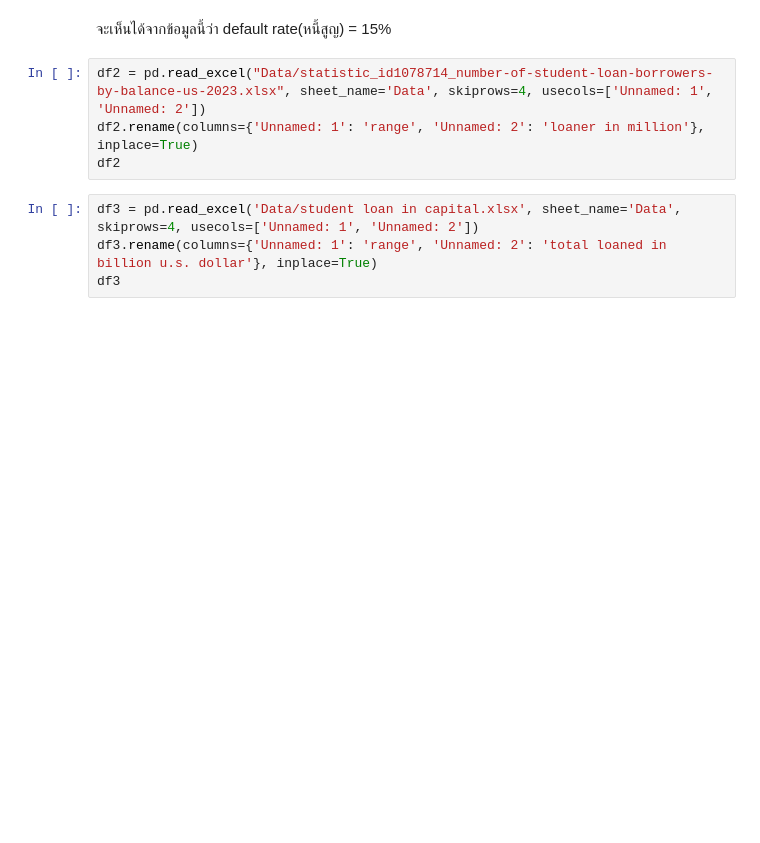
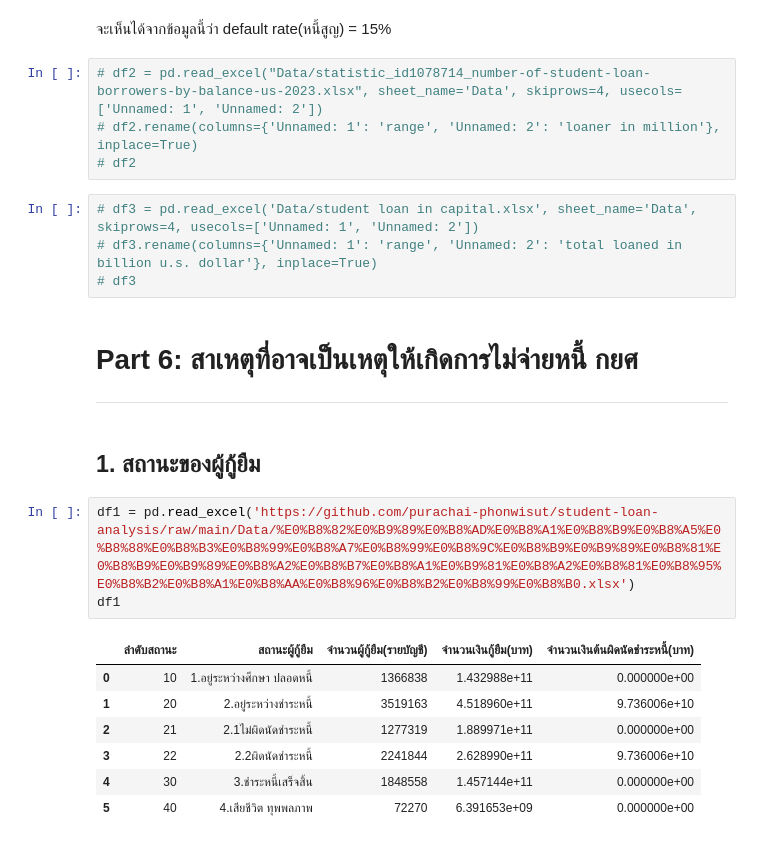
Before and after one commit to purachai-phonwisut/student-loan-analysis, a Jupyter notebook: notebook/pun.ipynb, the cells around one changed output. Saved outputs shown, nothing was run; the diff lists cells and outputs as text; blank space fills up the shorter version.

```diff
--- a/notebook/pun.ipynb
+++ b/notebook/pun.ipynb
@@ -9,10 +10,26 @@ FileNotFoundError: [Errno 2] No such file or directory: 'Data/statistic_id785203
 # %% [markdown]
 จะเห็นได้จากข้อมูลนี้ว่า default rate(หนี้สูญ) = 15%
 # %%
-df2 = pd.read_excel("Data/statistic_id1078714_number-of-student-loan-borrowers-by-balance-us-2023.xlsx", sheet_name='Data', skiprows=4, usecols=['Unnamed: 1', 'Unnamed: 2'])
-df2.rename(columns={'Unnamed: 1': 'range', 'Unnamed: 2': 'loaner in million'}, inplace=True)
-df2
+# df2 = pd.read_excel("Data/statistic_id1078714_number-of-student-loan-borrowers-by-balance-us-2023.xlsx", sheet_name='Data', skiprows=4, usecols=['Unnamed: 1', 'Unnamed: 2'])
+# df2.rename(columns={'Unnamed: 1': 'range', 'Unnamed: 2': 'loaner in million'}, inplace=True)
+# df2
 # %%
-df3 = pd.read_excel('Data/student loan in capital.xlsx', sheet_name='Data', skiprows=4, usecols=['Unnamed: 1', 'Unnamed: 2'])
-df3.rename(columns={'Unnamed: 1': 'range', 'Unnamed: 2': 'total loaned in billion u.s. dollar'}, inplace=True)
-df3
+# df3 = pd.read_excel('Data/student loan in capital.xlsx', sheet_name='Data', skiprows=4, usecols=['Unnamed: 1', 'Unnamed: 2'])
+# df3.rename(columns={'Unnamed: 1': 'range', 'Unnamed: 2': 'total loaned in billion u.s. dollar'}, inplace=True)
+# df3
+# %% [markdown]
+# Part 6: สาเหตุที่อาจเป็นเหตุให้เกิดการไม่จ่ายหนี้ กยศ
+---
+# %% [markdown]
+## 1. สถานะของผู้กู้ยืม
+# %%
+df1 = pd.read_excel('https://github.com/purachai-phonwisut/student-loan-analysis/raw/main/Data/%E0%B8%82%E0%B9%89%E0%B8%AD%E0%B8%A1%E0%B8%B9%E0%B8%A5%E0%B8%88%E0%B8%B3%E0%B8%99%E0%B8%A7%E0%B8%99%E0%B8%9C%E0%B8%B9%E0%B9%89%E0%B8%81%E0%B8%B9%E0%B9%89%E0%B8%A2%E0%B8%B7%E0%B8%A1%E0%B9%81%E0%B8%A2%E0%B8%81%E0%B8%95%E0%B8%B2%E0%B8%A1%E0%B8%AA%E0%B8%96%E0%B8%B2%E0%B8%99%E0%B8%B0.xlsx')
+df1
+# %% [output]
+|  | ลำดับสถานะ | สถานะผู้กู้ยืม | จำนวนผู้กู้ยืม(รายบัญชี) | จำนวนเงินกู้ยืม(บาท) | จำนวนเงินต้นผิดนัดชำระหนี้(บาท) |
+| 0 | 10 | 1.อยู่ระหว่างศึกษา ปลอดหนี้ | 1366838 | 1.432988e+11 | 0.000000e+00 |
+| 1 | 20 | 2.อยู่ระหว่างชำระหนี้ | 3519163 | 4.518960e+11 | 9.736006e+10 |
+| 2 | 21 | 2.1ไม่ผิดนัดชำระหนี้ | 1277319 | 1.889971e+11 | 0.000000e+00 |
+| 3 | 22 | 2.2ผิดนัดชำระหนี้ | 2241844 | 2.628990e+11 | 9.736006e+10 |
+| 4 | 30 | 3.ชำระหนี้เสร็จสิ้น | 1848558 | 1.457144e+11 | 0.000000e+00 |
+| 5 | 40 | 4.เสียชีวิต ทุพพลภาพ | 72270 | 6.391653e+09 | 0.000000e+00 |
```
Also changed, not shown: parts of 6 cells of this notebook.
